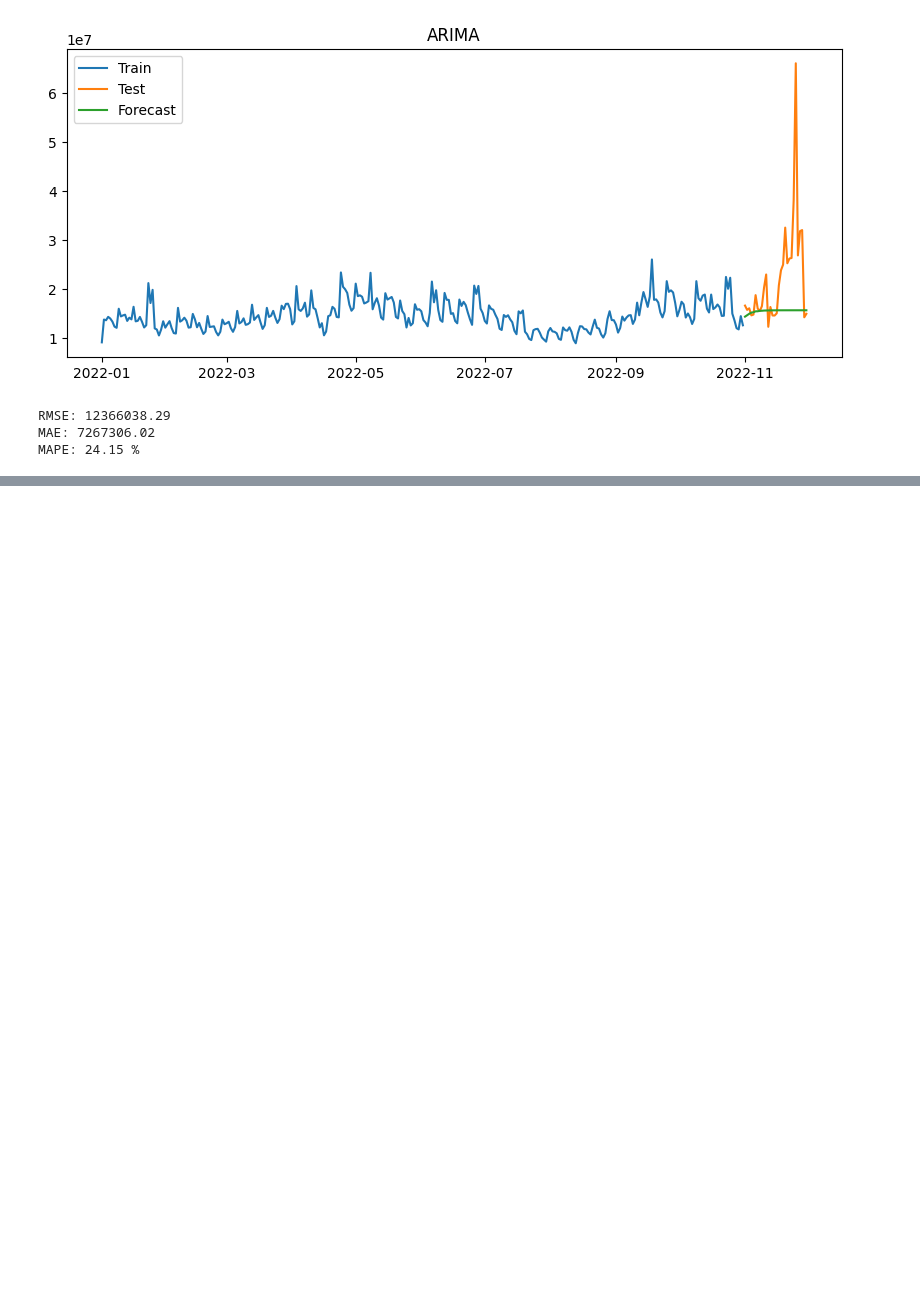
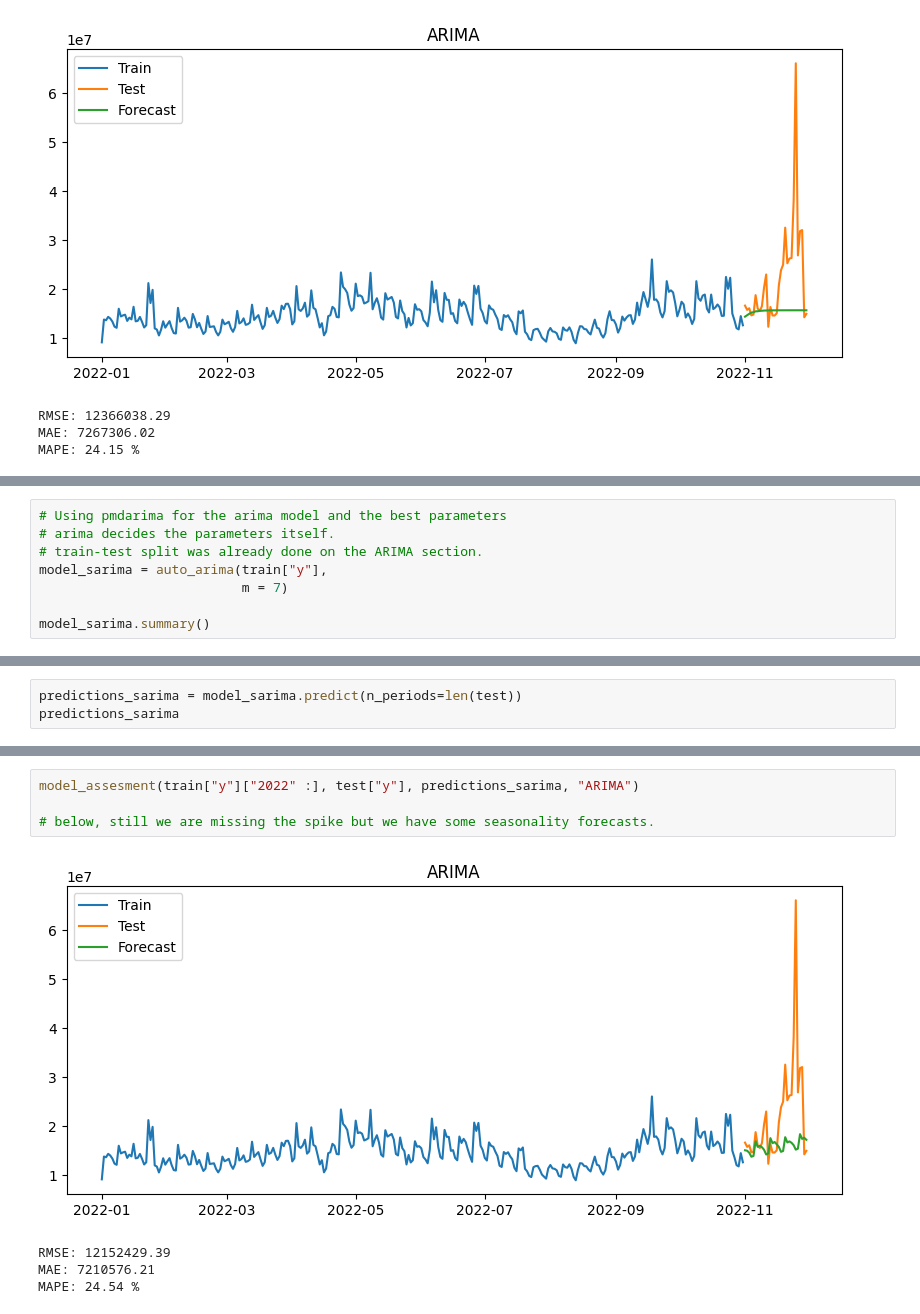
Before and after one commit to rizaho/ml_for_financial_analysis, a Jupyter notebook: 201_3_ARIMA_SARIMA_SARIMAX.ipynb, the cells around one changed output, grey strips where cells are left out. Drawn from its saved outputs; the diff is of its cells as text; blank space fills up the shorter version.

```diff
--- a/201_3_ARIMA_SARIMA_SARIMAX.ipynb
+++ b/201_3_ARIMA_SARIMA_SARIMAX.ipynb
@@ -393,0 +414,8 @@ MAPE: 24.15 %
+# %%
+# Using pmdarima for the arima model and the best parameters
+# arima decides the parameters itself.
+# train-test split was already done on the ARIMA section.
+model_sarima = auto_arima(train["y"],
+                          m = 7)
+
+model_sarima.summary()
@@ -393,0 +450,3 @@ MAPE: 24.15 %
+# %%
+predictions_sarima = model_sarima.predict(n_periods=len(test))
+predictions_sarima
@@ -393,0 +472,9 @@ MAPE: 24.15 %
+# %%
+model_assesment(train["y"]["2022" :], test["y"], predictions_sarima, "ARIMA")
+
+# below, still we are missing the spike but we have some seasonality forecasts.
+# %% [output]
+[figure, added]
+RMSE: 12152429.39
+MAE: 7210576.21
+MAPE: 24.54 %
```
Also changed, not shown: parts of 16 cells of this notebook.
